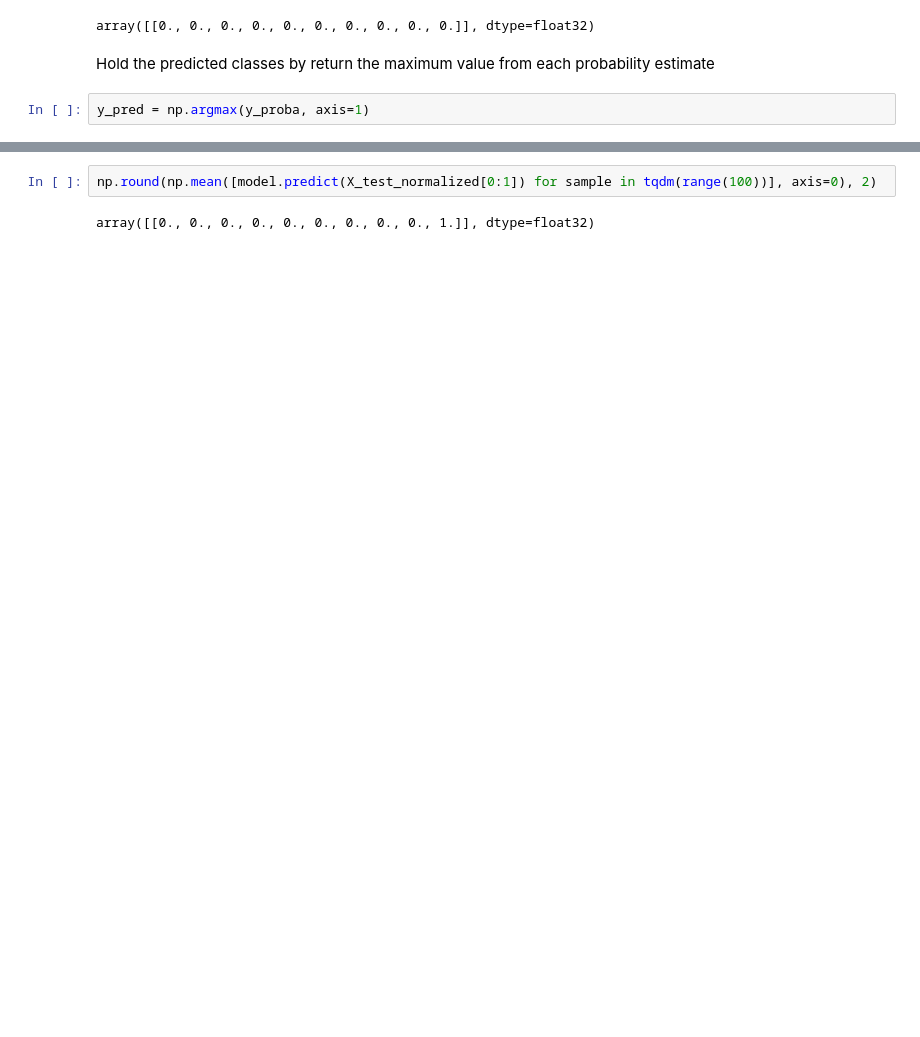
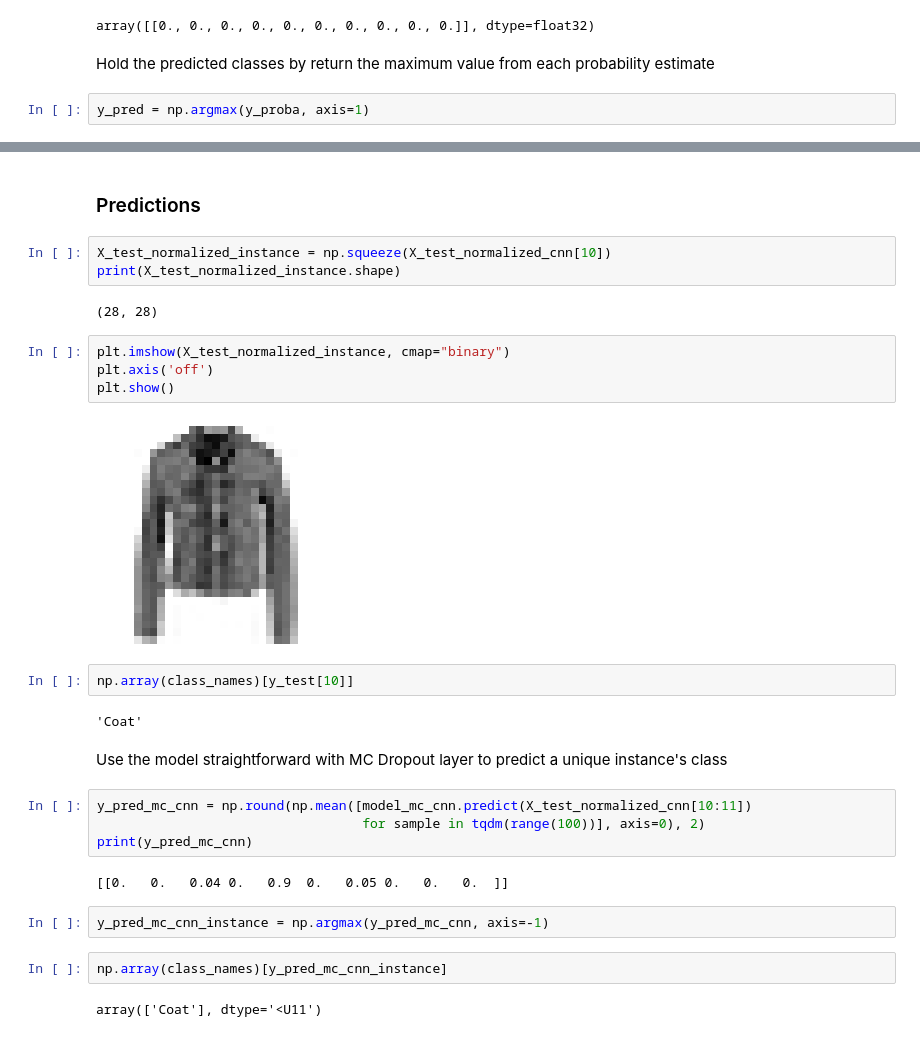
Before and after one commit to tzamalisp/dev_tasks, a Jupyter notebook: NBs/NN01 - Neural Networks Introduction - MNIST Fashion (Classification).ipynb, the cells around one changed output, grey strips where cells are left out. Drawn from its saved outputs; the diff is of its cells as text; blank space fills up the shorter version.

```diff
--- a/NBs/NN01 - Neural Networks Introduction - MNIST Fashion (Classification).ipynb
+++ b/NBs/NN01 - Neural Networks Introduction - MNIST Fashion (Classification).ipynb
@@ -799,4 +953,31 @@ accuracy
+# %% [markdown]
+### Predictions
+# %%
+X_test_normalized_instance = np.squeeze(X_test_normalized_cnn[10])
+print(X_test_normalized_instance.shape)
+# %% [output]
+(28, 28)
+# %%
+plt.imshow(X_test_normalized_instance, cmap="binary")
+plt.axis('off')
+plt.show()
+# %% [output]
+[figure, added]
+# %%
+np.array(class_names)[y_test[10]]
+# %% [output]
+'Coat'
+# %% [markdown]
+Use the model straightforward with MC Dropout layer to predict a unique instance's class
 # %%
-np.round(np.mean([model.predict(X_test_normalized[0:1]) for sample in tqdm(range(100))], axis=0), 2)
+y_pred_mc_cnn = np.round(np.mean([model_mc_cnn.predict(X_test_normalized_cnn[10:11])
+                                  for sample in tqdm(range(100))], axis=0), 2)
+print(y_pred_mc_cnn)
 # %% [output]
-array([[0., 0., 0., 0., 0., 0., 0., 0., 0., 1.]], dtype=float32)
+[[0.   0.   0.04 0.   0.9  0.   0.05 0.   0.   0.  ]]
+# %%
+y_pred_mc_cnn_instance = np.argmax(y_pred_mc_cnn, axis=-1)
+# %%
+np.array(class_names)[y_pred_mc_cnn_instance]
+# %% [output]
+array(['Coat'], dtype='<U11')
```
Also changed, not shown: parts of 67 cells of this notebook.
